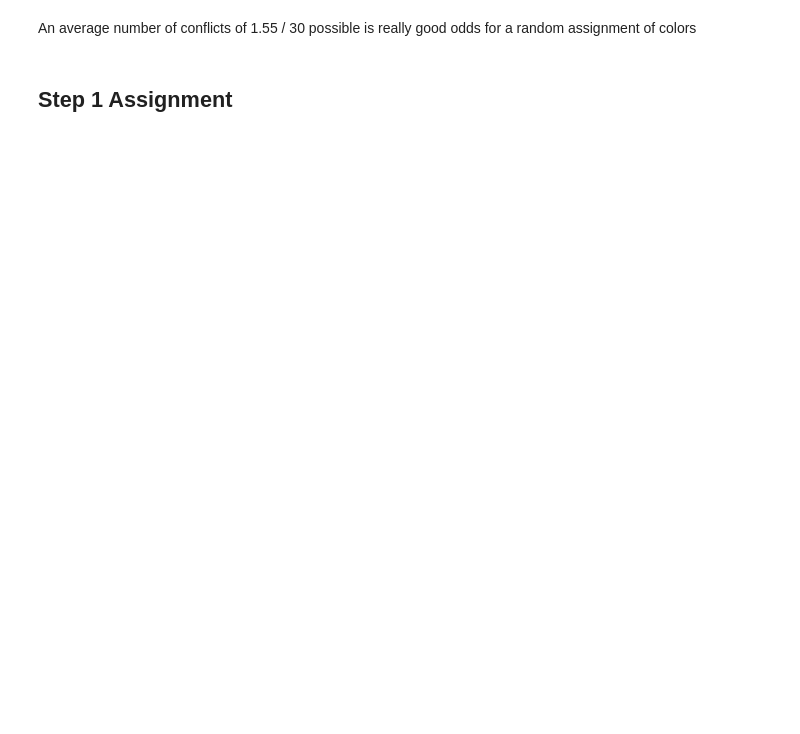
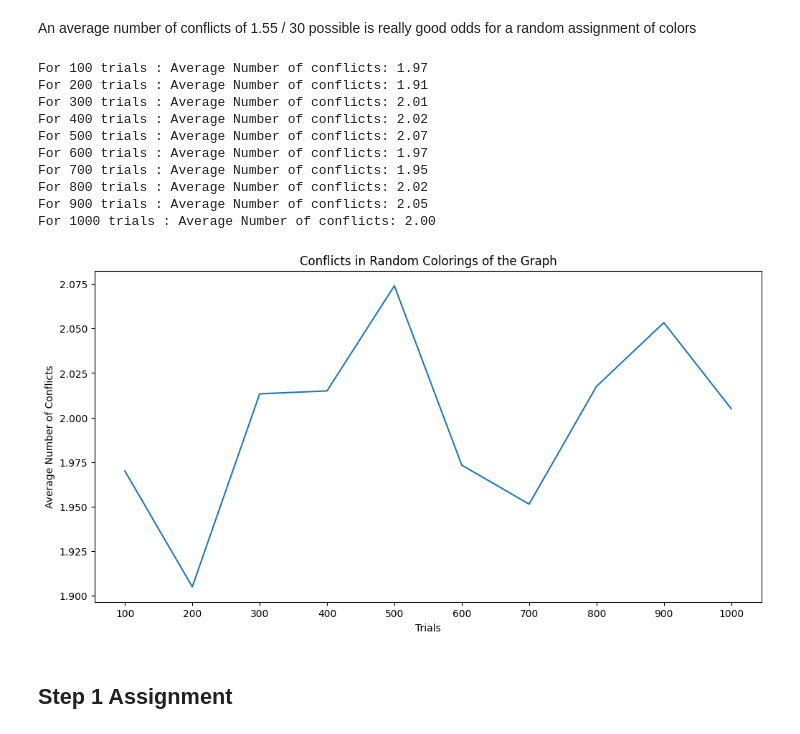
Before and after one commit to G-cae78/Graph-Colouring, a Jupyter notebook: graph_coloring_step-1.ipynb, the cells around one changed output. Cells and saved outputs as stored; diff of their text form; code cells hidden in the pictures; blank space fills up the shorter version.

```diff
--- a/graph_coloring_step-1.ipynb
+++ b/graph_coloring_step-1.ipynb
@@ -115,25 +144,37 @@ An average number of conflicts of 1.55 / 30 possible is really good odds for a r
 # %%
 average_conflicts = []
 trials = [100, 200, 300, 400, 500, 600, 700, 800, 900, 1000]
 for i in range(len(trials)):
     list_of_conflicts = []
     for j in range(trials[i]):
-        multiple_coloring = random_coloring(G)
+        multiple_coloring = random_coloring(G, num_colors)
         node_colors = [coloring[node] for node in G.nodes()]
         conflicts = coloring_conflicts(G, multiple_coloring)
         list_of_conflicts.append(conflicts)
     average_conflicts.append(np.mean(list_of_conflicts))
     print(f"For {trials[i]} trials : Average Number of conflicts: {average_conflicts[-1]:.2f}")
 
 
 plt.figure(figsize=(12, 6))
 plt.plot(trials, average_conflicts)
 plt.xlabel('Trials')
 plt.ylabel('Average Number of Conflicts')
 plt.title('Conflicts in Random Colorings of the Graph')
 plt.xticks(trials)
 
 plt.show()
+# %% [output]
+For 100 trials : Average Number of conflicts: 1.97
+For 200 trials : Average Number of conflicts: 1.91
+For 300 trials : Average Number of conflicts: 2.01
+For 400 trials : Average Number of conflicts: 2.02
+For 500 trials : Average Number of conflicts: 2.07
+For 600 trials : Average Number of conflicts: 1.97
+For 700 trials : Average Number of conflicts: 1.95
+For 800 trials : Average Number of conflicts: 2.02
+For 900 trials : Average Number of conflicts: 2.05
+For 1000 trials : Average Number of conflicts: 2.00
+[figure, added]
 # %% [markdown]
 ## Step 1 Assignment
 # %%
```
Also changed, not shown: parts of 13 cells of this notebook.
